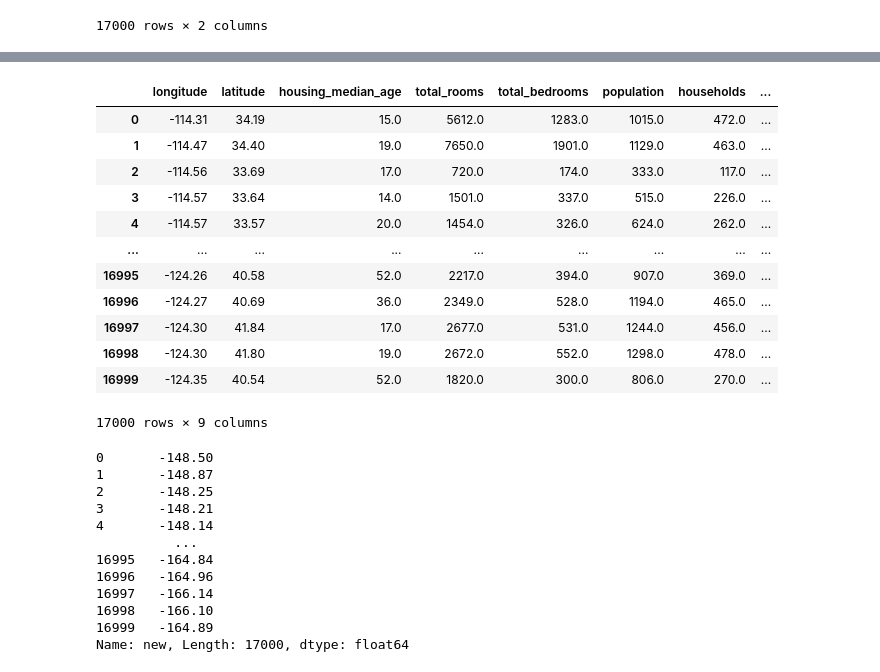
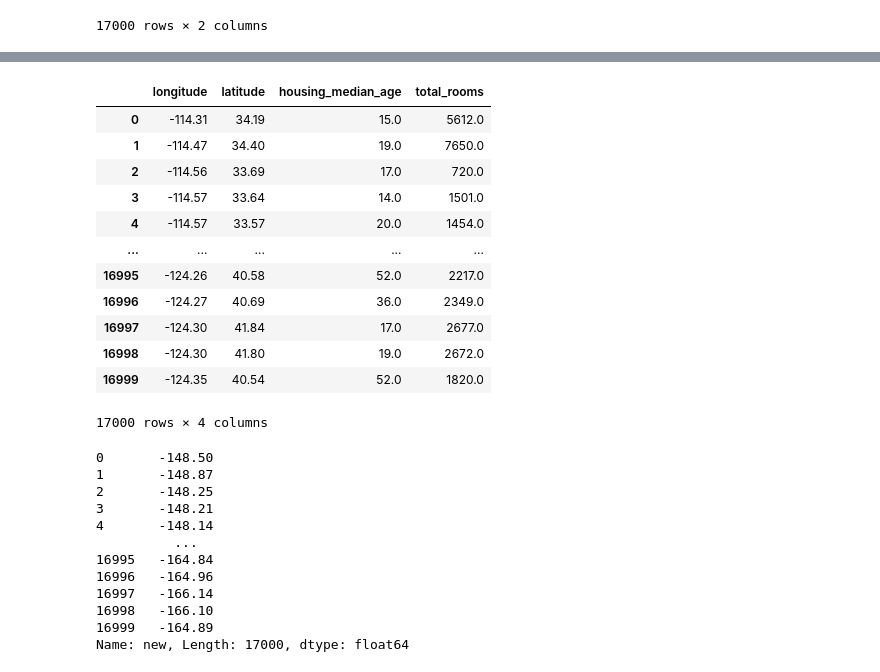
Before and after one commit to tomasplsek/AstroML, a Jupyter notebook: 02_decision_tree.ipynb, the cells around one changed output, grey strips where cells are left out. Saved outputs shown, nothing was run; the diff lists cells and outputs as text; code cells hidden in the pictures.

```diff
--- a/02_decision_tree.ipynb
+++ b/02_decision_tree.ipynb
@@ -635,19 +653,19 @@ cols
 # %%
-df[cols]
+df[cols[:4]]
 # %% [output]
-|  | longitude | latitude | housing_median_age | total_rooms | total_bedrooms | population | households | ... |
-| 0 | -114.31 | 34.19 | 15.0 | 5612.0 | 1283.0 | 1015.0 | 472.0 | ... |
-| 1 | -114.47 | 34.40 | 19.0 | 7650.0 | 1901.0 | 1129.0 | 463.0 | ... |
-| 2 | -114.56 | 33.69 | 17.0 | 720.0 | 174.0 | 333.0 | 117.0 | ... |
-| 3 | -114.57 | 33.64 | 14.0 | 1501.0 | 337.0 | 515.0 | 226.0 | ... |
-| 4 | -114.57 | 33.57 | 20.0 | 1454.0 | 326.0 | 624.0 | 262.0 | ... |
-| ... | ... | ... | ... | ... | ... | ... | ... | ... |
-| 16995 | -124.26 | 40.58 | 52.0 | 2217.0 | 394.0 | 907.0 | 369.0 | ... |
-| 16996 | -124.27 | 40.69 | 36.0 | 2349.0 | 528.0 | 1194.0 | 465.0 | ... |
-| 16997 | -124.30 | 41.84 | 17.0 | 2677.0 | 531.0 | 1244.0 | 456.0 | ... |
-| 16998 | -124.30 | 41.80 | 19.0 | 2672.0 | 552.0 | 1298.0 | 478.0 | ... |
-| 16999 | -124.35 | 40.54 | 52.0 | 1820.0 | 300.0 | 806.0 | 270.0 | ... |
+|  | longitude | latitude | housing_median_age | total_rooms |
+| 0 | -114.31 | 34.19 | 15.0 | 5612.0 |
+| 1 | -114.47 | 34.40 | 19.0 | 7650.0 |
+| 2 | -114.56 | 33.69 | 17.0 | 720.0 |
+| 3 | -114.57 | 33.64 | 14.0 | 1501.0 |
+| 4 | -114.57 | 33.57 | 20.0 | 1454.0 |
+| ... | ... | ... | ... | ... |
+| 16995 | -124.26 | 40.58 | 52.0 | 2217.0 |
+| 16996 | -124.27 | 40.69 | 36.0 | 2349.0 |
+| 16997 | -124.30 | 41.84 | 17.0 | 2677.0 |
+| 16998 | -124.30 | 41.80 | 19.0 | 2672.0 |
+| 16999 | -124.35 | 40.54 | 52.0 | 1820.0 |
-17000 rows × 9 columns
+17000 rows × 4 columns
 # %%
 df["new"] = df["longitude"] - df["latitude"]
 df["new"]
```
Also changed, not shown: parts of 45 cells of this notebook.
